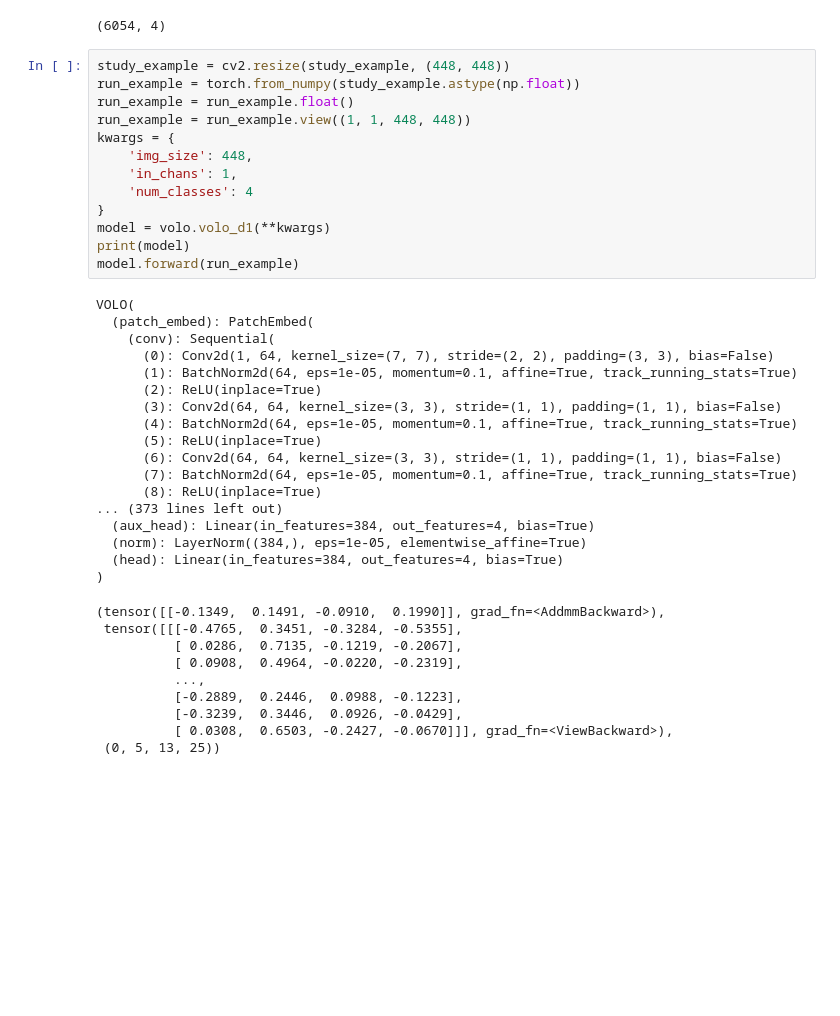
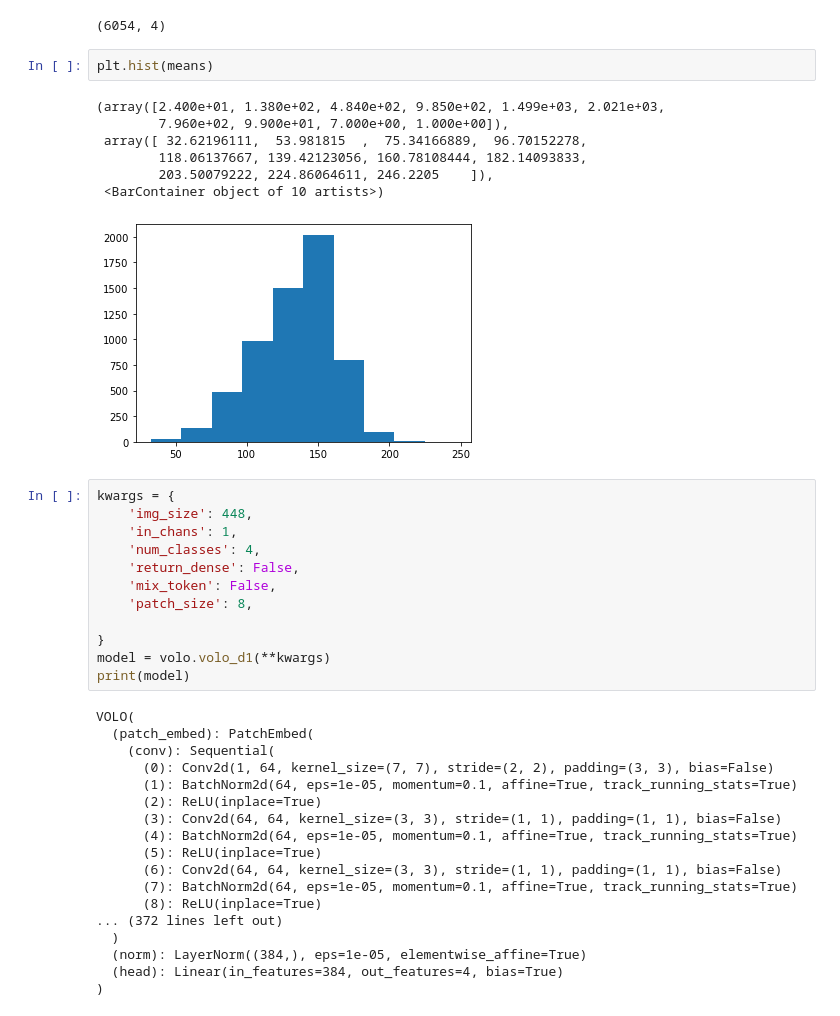
Before and after one commit to ctwayen/sims-classfication, a Jupyter notebook: develop.ipynb, the cells around one changed output. Saved outputs shown, nothing was run; the diff lists cells and outputs as text; blank space fills up the shorter version.

```diff
--- a/develop.ipynb
+++ b/develop.ipynb
@@ -53,46 +53,46 @@ display(paths.shape, labels.shape)
 # %% [output]
 (6054,)
 (6054, 4)
-# %%
-study_example = cv2.resize(study_example, (448, 448))
-run_example = torch.from_numpy(study_example.astype(np.float))
-run_example = run_example.float()
-run_example = run_example.view((1, 1, 448, 448))
-kwargs = {
-    'img_size': 448,
-    'in_chans': 1,
-    'num_classes': 4
-}
-model = volo.volo_d1(**kwargs)
-print(model)
-model.forward(run_example)
-# %% [output]
-VOLO(
-  (patch_embed): PatchEmbed(
-    (conv): Sequential(
-      (0): Conv2d(1, 64, kernel_size=(7, 7), stride=(2, 2), padding=(3, 3), bias=False)
-      (1): BatchNorm2d(64, eps=1e-05, momentum=0.1, affine=True, track_running_stats=True)
-      (2): ReLU(inplace=True)
-      (3): Conv2d(64, 64, kernel_size=(3, 3), stride=(1, 1), padding=(1, 1), bias=False)
-      (4): BatchNorm2d(64, eps=1e-05, momentum=0.1, affine=True, track_running_stats=True)
-      (5): ReLU(inplace=True)
-      (6): Conv2d(64, 64, kernel_size=(3, 3), stride=(1, 1), padding=(1, 1), bias=False)
-      (7): BatchNorm2d(64, eps=1e-05, momentum=0.1, affine=True, track_running_stats=True)
-      (8): ReLU(inplace=True)
-... (373 lines left out)
-  (aux_head): Linear(in_features=384, out_features=4, bias=True)
-  (norm): LayerNorm((384,), eps=1e-05, elementwise_affine=True)
-  (head): Linear(in_features=384, out_features=4, bias=True)
-)
-(tensor([[-0.1349,  0.1491, -0.0910,  0.1990]], grad_fn=<AddmmBackward>),
- tensor([[[-0.4765,  0.3451, -0.3284, -0.5355],
-          [ 0.0286,  0.7135, -0.1219, -0.2067],
-          [ 0.0908,  0.4964, -0.0220, -0.2319],
-          ...,
-          [-0.2889,  0.2446,  0.0988, -0.1223],
-          [-0.3239,  0.3446,  0.0926, -0.0429],
-          [ 0.0308,  0.6503, -0.2427, -0.0670]]], grad_fn=<ViewBackward>),
- (0, 5, 13, 25))
+# %%
+plt.hist(means)
+# %% [output]
+(array([2.400e+01, 1.380e+02, 4.840e+02, 9.850e+02, 1.499e+03, 2.021e+03,
+        7.960e+02, 9.900e+01, 7.000e+00, 1.000e+00]),
+ array([ 32.62196111,  53.981815  ,  75.34166889,  96.70152278,
+        118.06137667, 139.42123056, 160.78108444, 182.14093833,
+        203.50079222, 224.86064611, 246.2205    ]),
+ <BarContainer object of 10 artists>)
+[figure, added]
+# %%
+kwargs = {
+    'img_size': 448,
+    'in_chans': 1,
+    'num_classes': 4,
+    'return_dense': False,
+    'mix_token': False,
+    'patch_size': 8,
+
+}
+model = volo.volo_d1(**kwargs)
+print(model)
+# %% [output]
+VOLO(
+  (patch_embed): PatchEmbed(
+    (conv): Sequential(
+      (0): Conv2d(1, 64, kernel_size=(7, 7), stride=(2, 2), padding=(3, 3), bias=False)
+      (1): BatchNorm2d(64, eps=1e-05, momentum=0.1, affine=True, track_running_stats=True)
+      (2): ReLU(inplace=True)
+      (3): Conv2d(64, 64, kernel_size=(3, 3), stride=(1, 1), padding=(1, 1), bias=False)
+      (4): BatchNorm2d(64, eps=1e-05, momentum=0.1, affine=True, track_running_stats=True)
+      (5): ReLU(inplace=True)
+      (6): Conv2d(64, 64, kernel_size=(3, 3), stride=(1, 1), padding=(1, 1), bias=False)
+      (7): BatchNorm2d(64, eps=1e-05, momentum=0.1, affine=True, track_running_stats=True)
+      (8): ReLU(inplace=True)
+... (372 lines left out)
+  )
+  (norm): LayerNorm((384,), eps=1e-05, elementwise_affine=True)
+  (head): Linear(in_features=384, out_features=4, bias=True)
+)
 # %%
 class classification(nn.Module):
     def __init__(self, paths, labels, aug=False):
```
Also changed, not shown: parts of 7 cells of this notebook, 3 other files.
